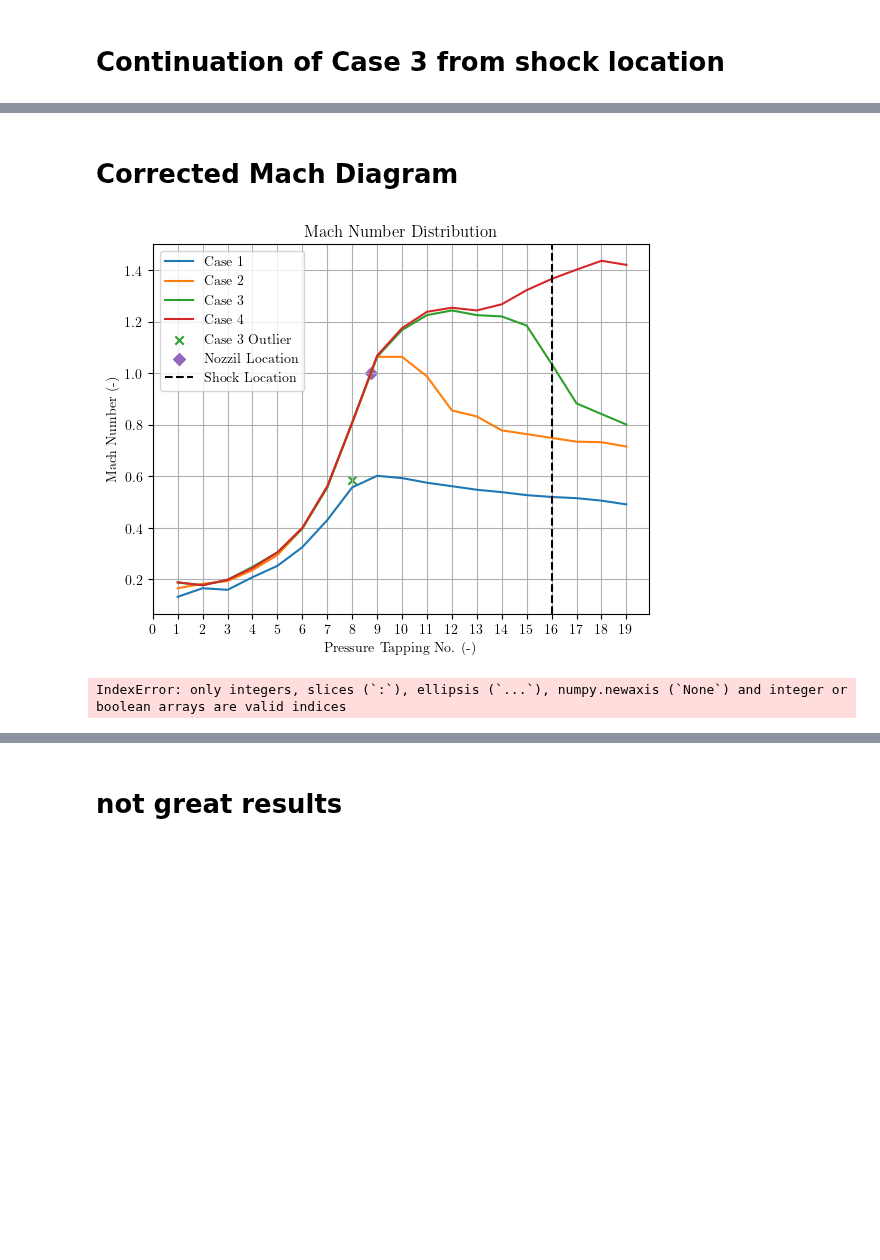
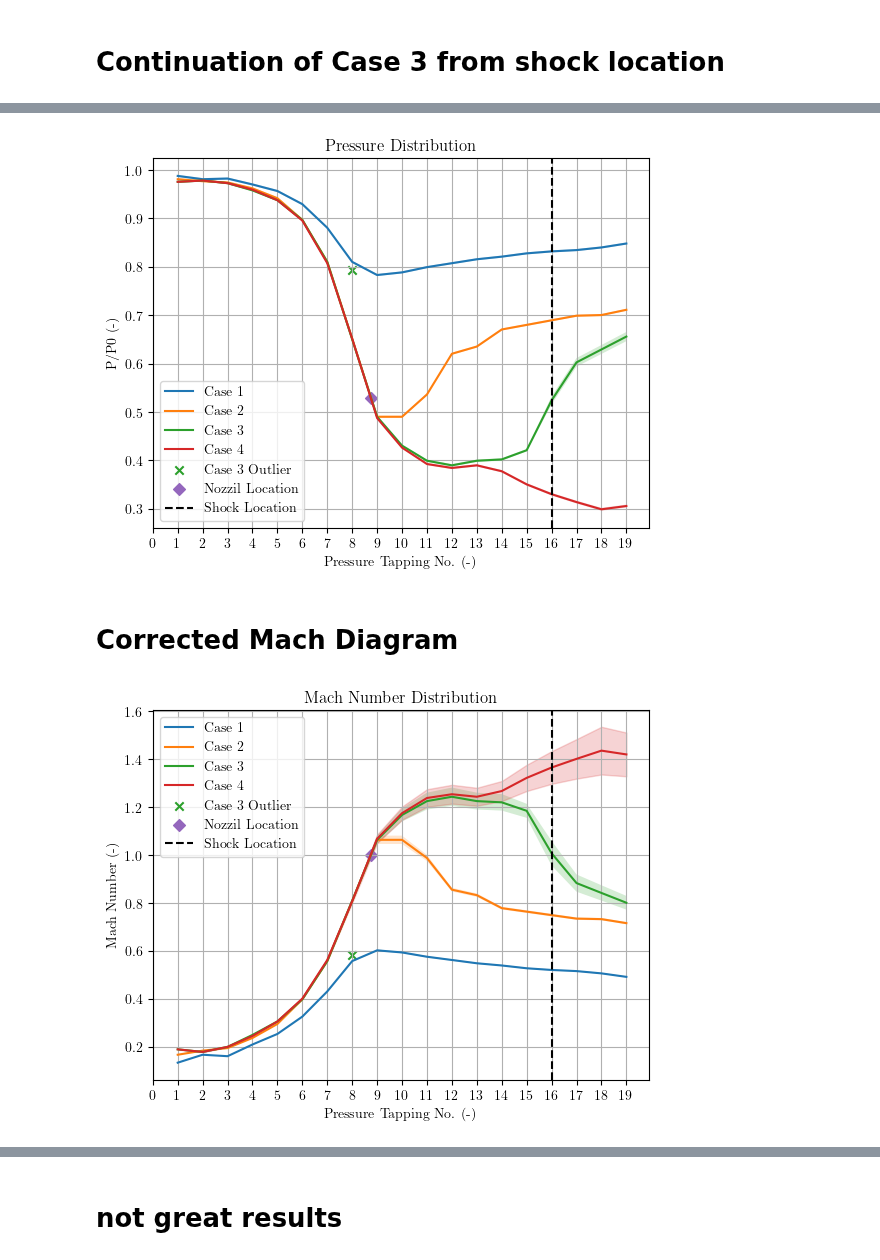
Before and after one commit to lpender3672/MEng-CW, a Jupyter notebook: IIA/3A3/Supersonic_Nozzle/analysis.ipynb, the cells around one changed output, grey strips where cells are left out. Saved outputs shown, nothing was run; the diff lists cells and outputs as text; code cells hidden in the pictures; blank space fills up the shorter version.

```diff
--- a/IIA/3A3/Supersonic_Nozzle/analysis.ipynb
+++ b/IIA/3A3/Supersonic_Nozzle/analysis.ipynb
@@ -199,15 +233,51 @@ Exact nozzil location is 8.761132672881356
+# %%
+
+fig,ax = plt.subplots()
+ax.plot(C1[:,0], C1_rp, label='Case 1')
+ax.fill_between(C1[:,0], C1_rp * (1 - C1_u_rp), C1_rp * (1 + C1_u_rp), alpha=0.2)
+ax.plot(C2[:,0], C2_rp, label='Case 2')
+ax.fill_between(C2[:,0], C2_rp * (1 - C2_u_rp), C2_rp * (1 + C2_u_rp), alpha=0.2)
+#ax.plot(C3[:,0], C3_rp, label='Case 3')
+ax.plot(C3[:,0], C3_rp_corrected, label='Case 3')
+ax.fill_between(C3[:,0], C3_rp_corrected * (1 - C3_u_rp_corrected), C3_rp_corrected * (1 + C3_u_rp_corrected), alpha=0.2)
+ax.plot(C4[:,0], C4_rp, label='Case 4')
+ax.fill_between(C4[:,0], C4_rp * (1 - C4_u_rp), C4_rp * (1 + C4_u_rp), alpha=0.2)
+
+ax.scatter(C3[7,0], C3_rp[7], label='Case 3 Outlier', color='C2', marker='x')
+ax.scatter(exact_nozzil_location, 0.5283, label='Nozzil Location', marker='D', c='C4')
+ax.axvline(C3_SHOCK_LOCATION + 1, label='Shock Location', c='black', linestyle='--')
+
+plt.xticks(np.arange(0, 20, 1))
+
+plt.xlabel('Pressure Tapping No. (-)')
+plt.ylabel('P/P0 (-)')
+plt.title('Pressure Distribution')
+plt.grid()
+plt.legend()
+
+plt.savefig('pressure_ratio_distribution_corrected.png', dpi=300)
+plt.show()
+# %% [output]
+[figure, added]
 # %% [markdown]
 # Corrected Mach Diagram
 # %%
 
 C3_M_corrected = calc_M(C3_rp_corrected)
+C3_u_M_corrected = calc_u_M(C3_rp_corrected, C3_u_rp_corrected)
 
 fig,ax = plt.subplots()
 ax.plot(C1[:,0], C1_M, label='Case 1')
+ax.fill_between(C1[:,0], C1_M * (1 - C1_u_M), C1_M * (1 + C1_u_M), alpha=0.2)
 ax.plot(C2[:,0], C2_M, label='Case 2')
+ax.fill_between(C2[:,0], C2_M * (1 - C2_u_M), C2_M * (1 + C2_u_M), alpha=0.2)
 #ax.plot(C3[:,0], C3_M, label='Case 3')
 ax.plot(C3[:,0], C3_M_corrected, label='Case 3')
+ax.fill_between(C3[:,0], C3_M_corrected * (1 - C3_u_M_corrected), C3_M_corrected * (1 + C3_u_M_corrected), alpha=0.2)
 ax.plot(C4[:,0], C4_M, label='Case 4')
+ax.fill_between(C4[:,0], C4_M * (1 - C4_u_M), C4_M * (1 + C4_u_M), alpha=0.2, color='C3')
+
+
 ax.scatter(C3[7,0], C3_M[7], label='Case 3 Outlier', color='C2', marker='x')
 ax.scatter(exact_nozzil_location, 1.0, label='Nozzil Location', marker='D', c='C4')
 ax.axvline(C3_SHOCK_LOCATION + 1, label='Shock Location', c='black', linestyle='--')
@@ -222,14 +292,8 @@ plt.legend()
 plt.grid()
 plt.savefig('mach_number_distribution_corrected.png', dpi=300)
 plt.show()
-
-print(f"CASE 1 The Mach Number at the nozzle and exit are {C1_M[NOZZIL_LOCATION]:.3f} and {C1_M[-1]:.3f}")
-print(f"CASE 2 The Mach Number at the nozzle and exit are {C2_M[NOZZIL_LOCATION]:.3f} and {C2_M[-1]:.3f}")
-print(f"CASE 3 The Mach Number at the nozzle and exit are {C3_M_corrected[NOZZIL_LOCATION]:.3f} and {C3_M_corrected[-1]:.3f}")
-print(f"CASE 4 The Mach Number at the nozzle and exit are {C4_M[NOZZIL_LOCATION]:.3f} and {C4_M[-1]:.3f}")
 # %% [output]
-[figure, old version]
+[figure, new version]
-IndexError: only integers, slices (`:`), ellipsis (`...`), numpy.newaxis (`None`) and integer or boolean arrays are valid indices
 # %%
 
 def plot_polyfit(ax, x, y, max_deg, label):
```
Also changed, not shown: parts of 8 cells of this notebook, 9 other files.
